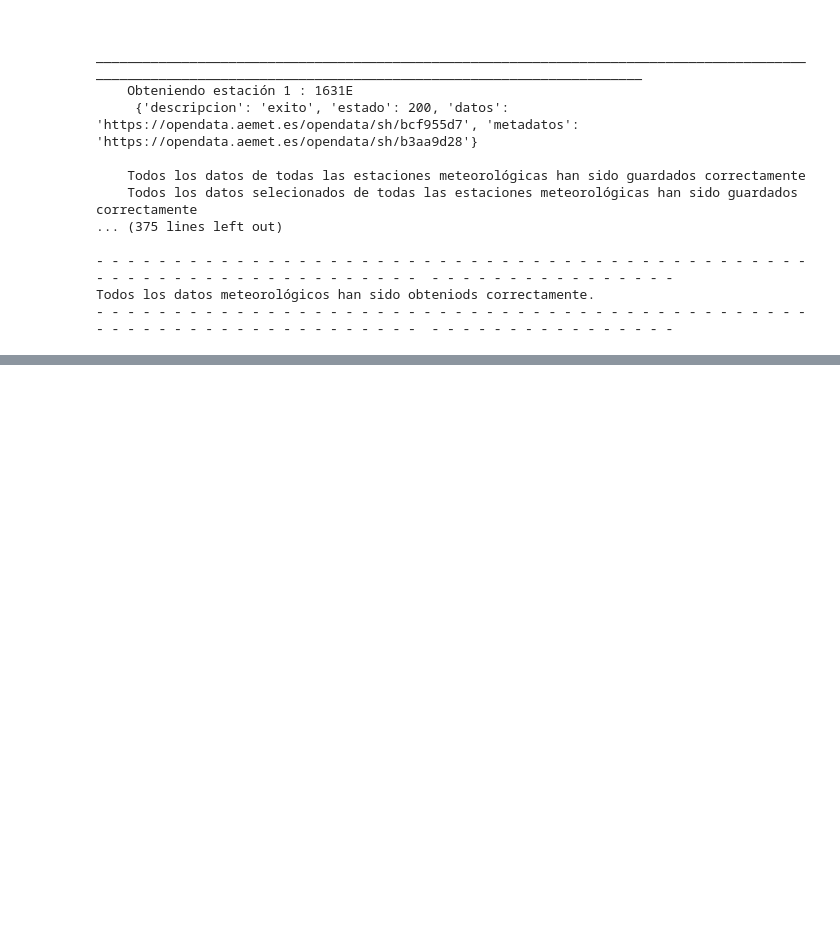
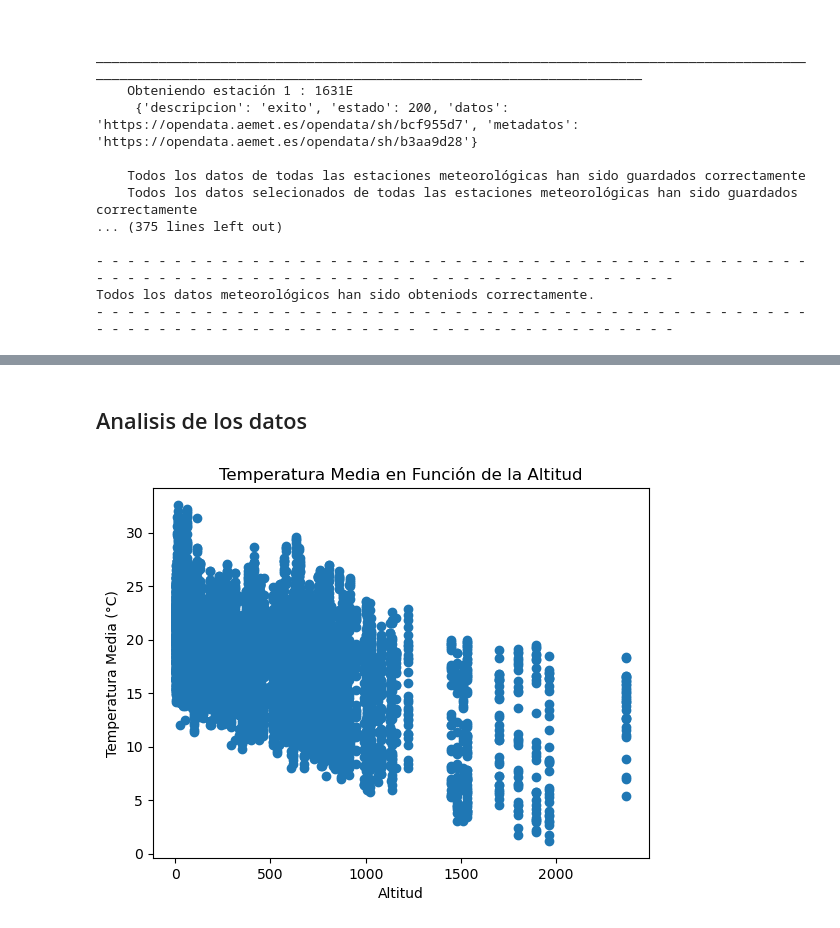
Before and after one commit to guti10x/Aemet, a Jupyter notebook: AEMET_API_requests.ipynb, the cells around one changed output, grey strips where cells are left out. Saved outputs shown, nothing was run; the diff lists cells and outputs as text; code cells hidden in the pictures; blank space fills up the shorter version.

```diff
--- a/AEMET_API_requests.ipynb
+++ b/AEMET_API_requests.ipynb
@@ -250,0 +271,18 @@ Todos los datos meteorológicos han sido obteniods correctamente.
+# %% [markdown]
+## Analisis de los datos
+# %%
+# Leer el archivo CSV
+nombre_archivo = 'tu_archivo.csv'
+data = pd.read_csv("datos_meteorologicos_SELECTED_ATRIBUTES.csv")
+
+# Convertir las columnas que contienen números con comas en punto flotante
+data['tmed'] = data['tmed'].str.replace(',', '.').astype(float)
+
+# Graficar tmed en función de altitud
+plt.scatter(data['altitud'], data['tmed'])
+plt.title('Temperatura Media en Función de la Altitud')
+plt.xlabel('Altitud')
+plt.ylabel('Temperatura Media (°C)')
+plt.show()
+# %% [output]
+[figure, added]
```
Also changed, not shown: parts of 2 cells of this notebook.
